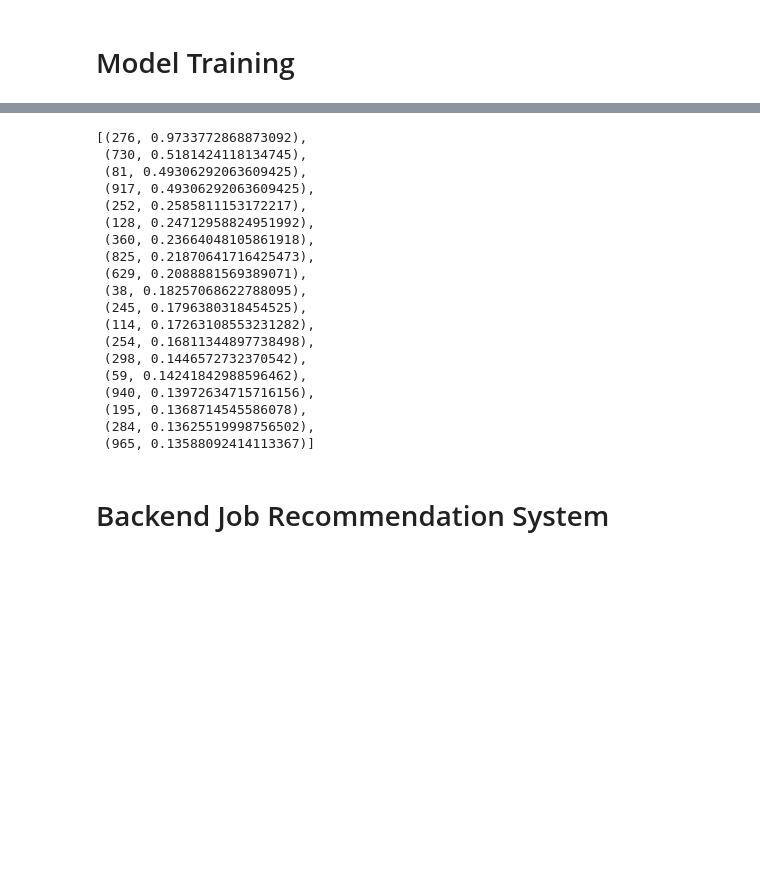
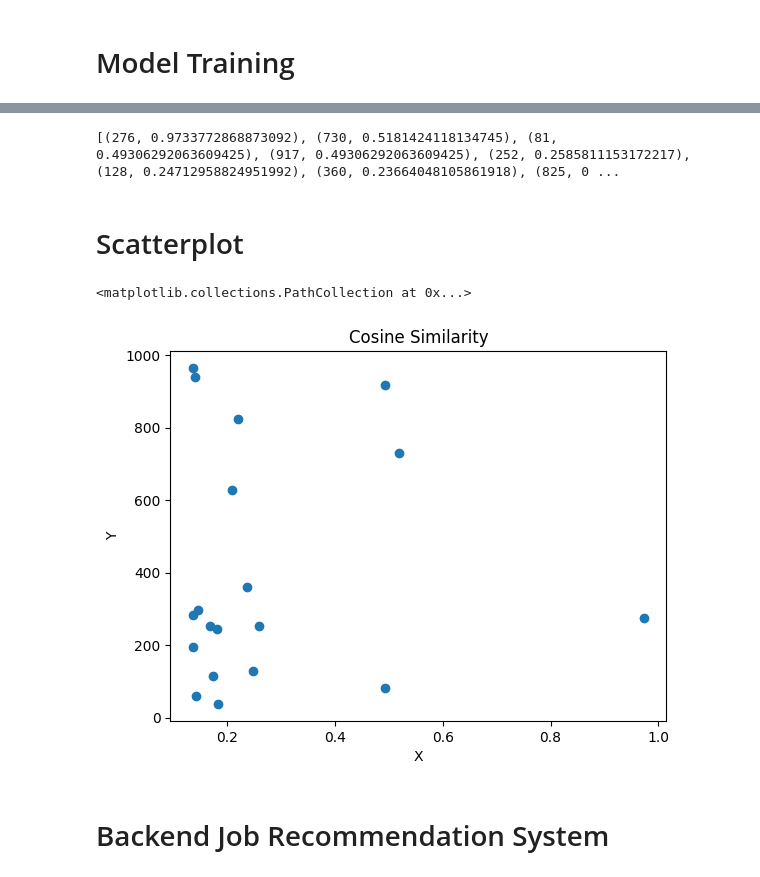
Before and after one commit to Rastra17/Individual-Project, a Jupyter notebook: JRS/Backend/Job Recommendation System.ipynb, the cells around one changed output, grey strips where cells are left out. Cells and saved outputs as stored; diff of their text form; code cells hidden in the pictures; blank space fills up the shorter version.

```diff
--- a/JRS/Backend/Job Recommendation System.ipynb
+++ b/JRS/Backend/Job Recommendation System.ipynb
@@ -121,22 +126,8 @@ array([[1.        , 0.04322045, 0.02131549, ..., 0.05101897, 0.02496253,
+# %%
+sorting = sorted(list(enumerate(similarity[0])), key=lambda x: x[1], reverse=True)[1:20]
 # %%
-sorted(list(enumerate(similarity[0])), key=lambda x: x[1], reverse=True)[1:20]
+print(sorting)
 # %% [output]
-[(276, 0.9733772868873092),
- (730, 0.5181424118134745),
- (81, 0.49306292063609425),
- (917, 0.49306292063609425),
- (252, 0.2585811153172217),
- (128, 0.24712958824951992),
- (360, 0.23664048105861918),
- (825, 0.21870641716425473),
- (629, 0.2088881569389071),
- (38, 0.18257068622788095),
- (245, 0.1796380318454525),
- (114, 0.17263108553231282),
- (254, 0.16811344897738498),
- (298, 0.1446572732370542),
- (59, 0.14241842988596462),
- (940, 0.13972634715716156),
- (195, 0.1368714545586078),
- (284, 0.13625519998756502),
- (965, 0.13588092414113367)]
+[(276, 0.9733772868873092), (730, 0.5181424118134745), (81, 0.49306292063609425), (917, 0.49306292063609425), (252, 0.2585811153172217), (128, 0.24712958824951992), (360, 0.23664048105861918), (825, 0 ...
+# %% [markdown]
+# Scatterplot
@@ -143,3 +136,18 @@ sorted(list(enumerate(similarity[0])), key=lambda x: x[1], reverse=True)[1:20]
+# %%
+# Extract x and y coordinates
+x = [coord[1] for coord in sorting]
+y = [coord[0] for coord in sorting]
+# %%
+# Adding labels and title
+plt.xlabel('X')
+plt.ylabel('Y')
+plt.title('Cosine Similarity')
+
+# Plotting the scatter plot
+plt.scatter(x, y)
+# %% [output]
+<matplotlib.collections.PathCollection at 0x...>
+[figure, added]
 # %% [markdown]
 # Backend Job Recommendation System
 # %%
```
Also changed, not shown: parts of 6 cells of this notebook, 2 other files.
